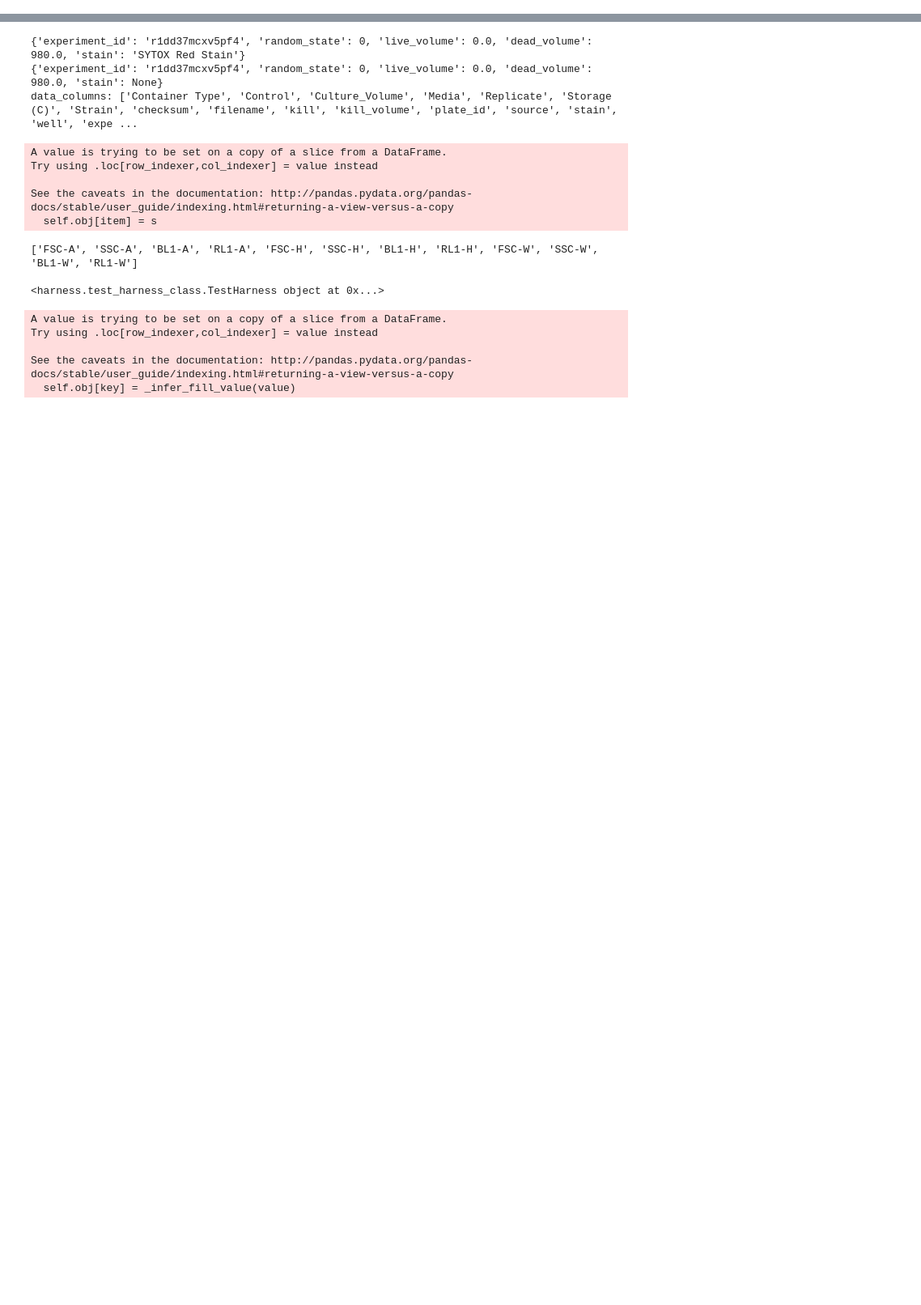
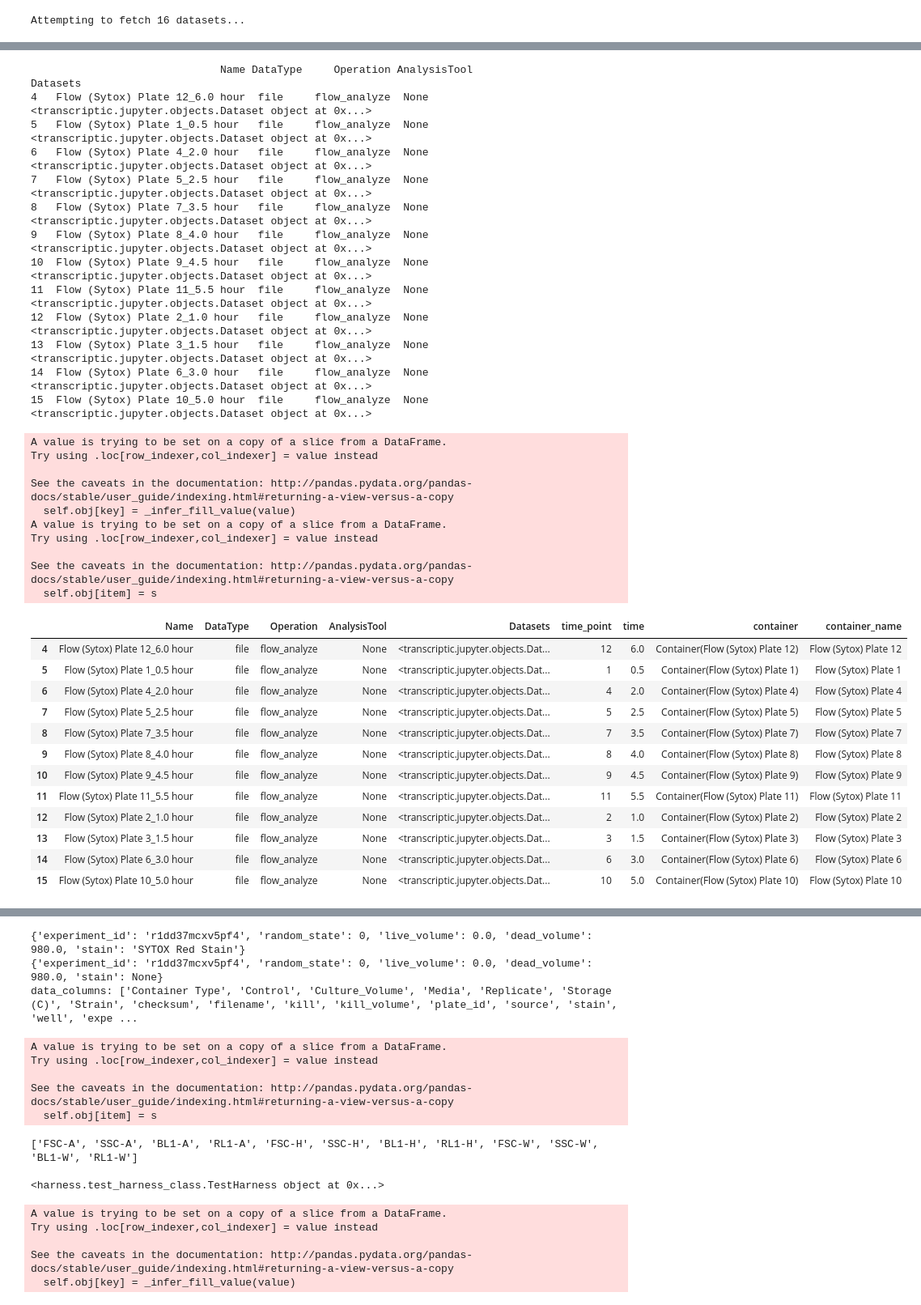
Before and after one commit to SD2E/pysd2cat, a Jupyter notebook: notebooks/TXLiveDead.ipynb, the cells around one changed output, grey strips where cells are left out. Shown at 81% size. Saved outputs shown, nothing was run; the diff lists cells and outputs as text; code cells hidden in the pictures; blank space fills up the shorter version.

```diff
--- a/notebooks/TXLiveDead.ipynb
+++ b/notebooks/TXLiveDead.ipynb
@@ -24,8 +24,17 @@ import ast
 
 
 
+
 #run_id='r1dd37mcxv5pf4'
-run_id='r1dk8xp9dymm54'
+#run_id='r1dk8xp9dymm54' # Time series
+run_id='r1dmsrursbqwuz'
+
+aliquot_map_technique = {
+    'r1dd37mcxv5pf4' : "titration1",
+    'r1dk8xp9dymm54' : "fifteen_zero",
+    'r1dmsrursbqwuz' : "10to80"
+}
+
 work_dir='data/transcriptic/'+run_id
 Connection.from_file("~/.transcriptic")
 tx_config = json.load(open(os.path.join(expanduser("~"), ".transcriptic")))
@@ -55,26 +178,24 @@ d.loc[d['Name'].str.contains('Flow \(Sytox\) Plate 1')]
 # %%
-def extract_time_point(x):
-    return x.Name.split(' ')[3].split('_')[0]
-def extract_time(x):
-    return x.Name.split(' ')[3].split('_')[1]
-def assign_container(prefix, x, containers):
-    name = prefix + ' ' + x.time_point
-    #print(containers)
-    return next(c for c in containers.Containers if name in c.attributes['label'])
-
+run_obj = tx_fcs.get_tx_run(run_id)
+d = run_obj.data
 
 try:
     containers = run_obj.containers
 except Exception as e:
     containers = run_obj.containers
 
+flow_data = d.loc[d.Operation == 'flow_analyze']
 
-flow_data = d.loc[d.Operation == 'flow_analyze']
-flow_data.loc[:,'time_point'] = flow_data.apply(extract_time_point, axis=1)
-flow_data.loc[:,'time'] = flow_data.apply(extract_time, axis=1)
-flow_data.loc[:, 'container'] = flow_data.apply(lambda x: assign_container('Flow (Sytox) Plate', x, containers), axis=1)
-flow_data.loc[:, 'container_name'] = flow_data.apply(lambda x: x['container'].attributes['label'], axis=1)
+print(flow_data)
+
+if len(flow_data) > 0:
+    flow_data.loc[:,'time_point'] = flow_data.apply(extract_time_point, axis=1)
+    flow_data.loc[:,'time'] = flow_data.apply(extract_time, axis=1)
+    flow_data.loc[:, 'container'] = flow_data.apply(lambda x: assign_container('Flow (Sytox) Plate', x, containers), axis=1)
+    flow_data.loc[:, 'container_name'] = flow_data.apply(lambda x: x['container'].attributes['label'], axis=1)
 
 
 
 flow_data
+# %% [output]
+Attempting to fetch 16 datasets...
@@ -80,0 +204,36 @@ flow_data
+                              Name DataType     Operation AnalysisTool                                                      Datasets
+4   Flow (Sytox) Plate 12_6.0 hour  file     flow_analyze  None         <transcriptic.jupyter.objects.Dataset object at 0x...>
+5   Flow (Sytox) Plate 1_0.5 hour   file     flow_analyze  None         <transcriptic.jupyter.objects.Dataset object at 0x...>
+6   Flow (Sytox) Plate 4_2.0 hour   file     flow_analyze  None         <transcriptic.jupyter.objects.Dataset object at 0x...>
+7   Flow (Sytox) Plate 5_2.5 hour   file     flow_analyze  None         <transcriptic.jupyter.objects.Dataset object at 0x...>
+8   Flow (Sytox) Plate 7_3.5 hour   file     flow_analyze  None         <transcriptic.jupyter.objects.Dataset object at 0x...>
+9   Flow (Sytox) Plate 8_4.0 hour   file     flow_analyze  None         <transcriptic.jupyter.objects.Dataset object at 0x...>
+10  Flow (Sytox) Plate 9_4.5 hour   file     flow_analyze  None         <transcriptic.jupyter.objects.Dataset object at 0x...>
+11  Flow (Sytox) Plate 11_5.5 hour  file     flow_analyze  None         <transcriptic.jupyter.objects.Dataset object at 0x...>
+12  Flow (Sytox) Plate 2_1.0 hour   file     flow_analyze  None         <transcriptic.jupyter.objects.Dataset object at 0x...>
+13  Flow (Sytox) Plate 3_1.5 hour   file     flow_analyze  None         <transcriptic.jupyter.objects.Dataset object at 0x...>
+14  Flow (Sytox) Plate 6_3.0 hour   file     flow_analyze  None         <transcriptic.jupyter.objects.Dataset object at 0x...>
+15  Flow (Sytox) Plate 10_5.0 hour  file     flow_analyze  None         <transcriptic.jupyter.objects.Dataset object at 0x...>
+A value is trying to be set on a copy of a slice from a DataFrame.
+Try using .loc[row_indexer,col_indexer] = value instead
+
+See the caveats in the documentation: http://pandas.pydata.org/pandas-docs/stable/user_guide/indexing.html#returning-a-view-versus-a-copy
+  self.obj[key] = _infer_fill_value(value)
+A value is trying to be set on a copy of a slice from a DataFrame.
+Try using .loc[row_indexer,col_indexer] = value instead
+
+See the caveats in the documentation: http://pandas.pydata.org/pandas-docs/stable/user_guide/indexing.html#returning-a-view-versus-a-copy
+  self.obj[item] = s
+|  | Name | DataType | Operation | AnalysisTool | Datasets | time_point | time | container | container_name |
+| 4 | Flow (Sytox) Plate 12_6.0 hour | file | flow_analyze | None | <transcriptic.jupyter.objects.Dat... | 12 | 6.0 | Container(Flow (Sytox) Plate 12) | Flow (Sytox) Plate 12 |
+| 5 | Flow (Sytox) Plate 1_0.5 hour | file | flow_analyze | None | <transcriptic.jupyter.objects.Dat... | 1 | 0.5 | Container(Flow (Sytox) Plate 1) | Flow (Sytox) Plate 1 |
+| 6 | Flow (Sytox) Plate 4_2.0 hour | file | flow_analyze | None | <transcriptic.jupyter.objects.Dat... | 4 | 2.0 | Container(Flow (Sytox) Plate 4) | Flow (Sytox) Plate 4 |
+| 7 | Flow (Sytox) Plate 5_2.5 hour | file | flow_analyze | None | <transcriptic.jupyter.objects.Dat... | 5 | 2.5 | Container(Flow (Sytox) Plate 5) | Flow (Sytox) Plate 5 |
+| 8 | Flow (Sytox) Plate 7_3.5 hour | file | flow_analyze | None | <transcriptic.jupyter.objects.Dat... | 7 | 3.5 | Container(Flow (Sytox) Plate 7) | Flow (Sytox) Plate 7 |
+| 9 | Flow (Sytox) Plate 8_4.0 hour | file | flow_analyze | None | <transcriptic.jupyter.objects.Dat... | 8 | 4.0 | Container(Flow (Sytox) Plate 8) | Flow (Sytox) Plate 8 |
+| 10 | Flow (Sytox) Plate 9_4.5 hour | file | flow_analyze | None | <transcriptic.jupyter.objects.Dat... | 9 | 4.5 | Container(Flow (Sytox) Plate 9) | Flow (Sytox) Plate 9 |
+| 11 | Flow (Sytox) Plate 11_5.5 hour | file | flow_analyze | None | <transcriptic.jupyter.objects.Dat... | 11 | 5.5 | Container(Flow (Sytox) Plate 11) | Flow (Sytox) Plate 11 |
+| 12 | Flow (Sytox) Plate 2_1.0 hour | file | flow_analyze | None | <transcriptic.jupyter.objects.Dat... | 2 | 1.0 | Container(Flow (Sytox) Plate 2) | Flow (Sytox) Plate 2 |
+| 13 | Flow (Sytox) Plate 3_1.5 hour | file | flow_analyze | None | <transcriptic.jupyter.objects.Dat... | 3 | 1.5 | Container(Flow (Sytox) Plate 3) | Flow (Sytox) Plate 3 |
+| 14 | Flow (Sytox) Plate 6_3.0 hour | file | flow_analyze | None | <transcriptic.jupyter.objects.Dat... | 6 | 3.0 | Container(Flow (Sytox) Plate 6) | Flow (Sytox) Plate 6 |
+| 15 | Flow (Sytox) Plate 10_5.0 hour | file | flow_analyze | None | <transcriptic.jupyter.objects.Dat... | 10 | 5.0 | Container(Flow (Sytox) Plate 10) | Flow (Sytox) Plate 10 |
```
Also changed, not shown: parts of 14 cells of this notebook, 3 other files.
